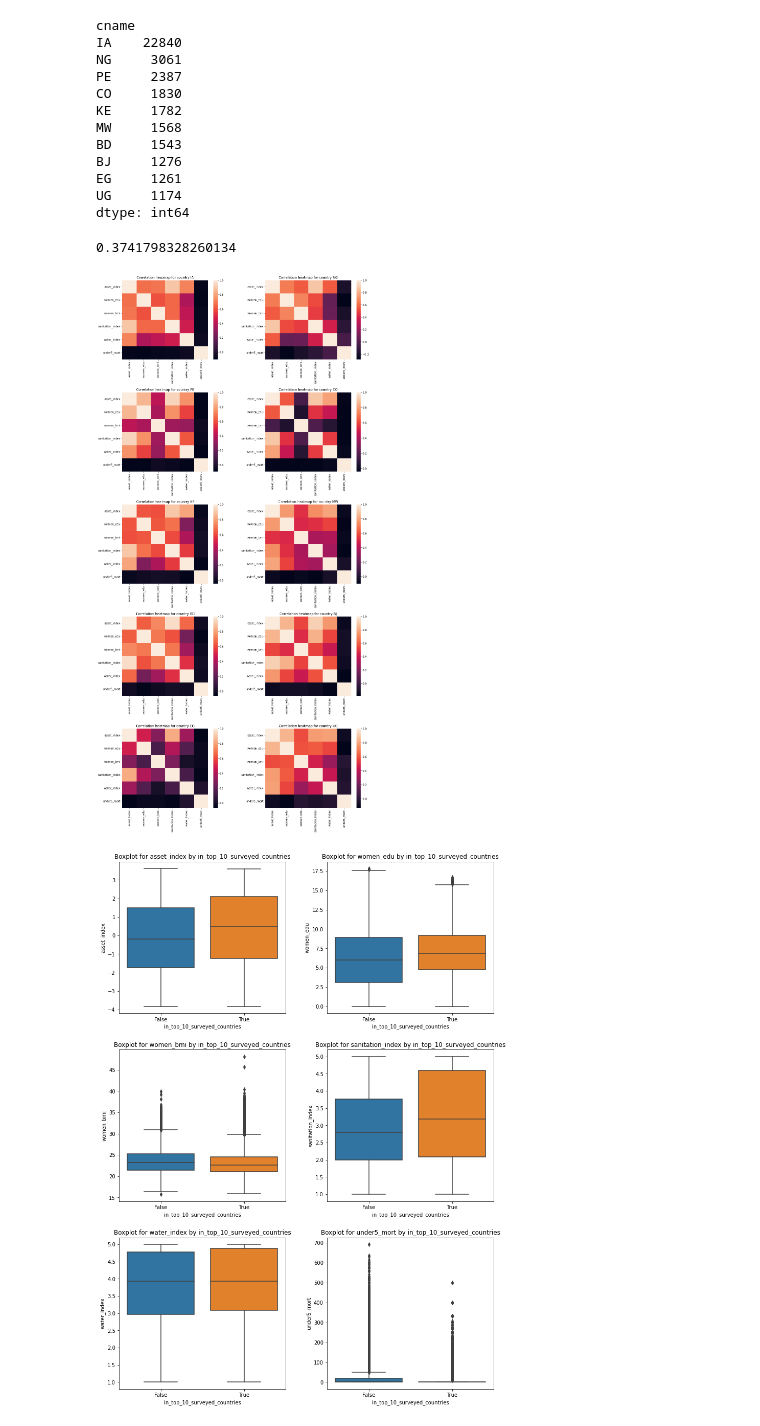
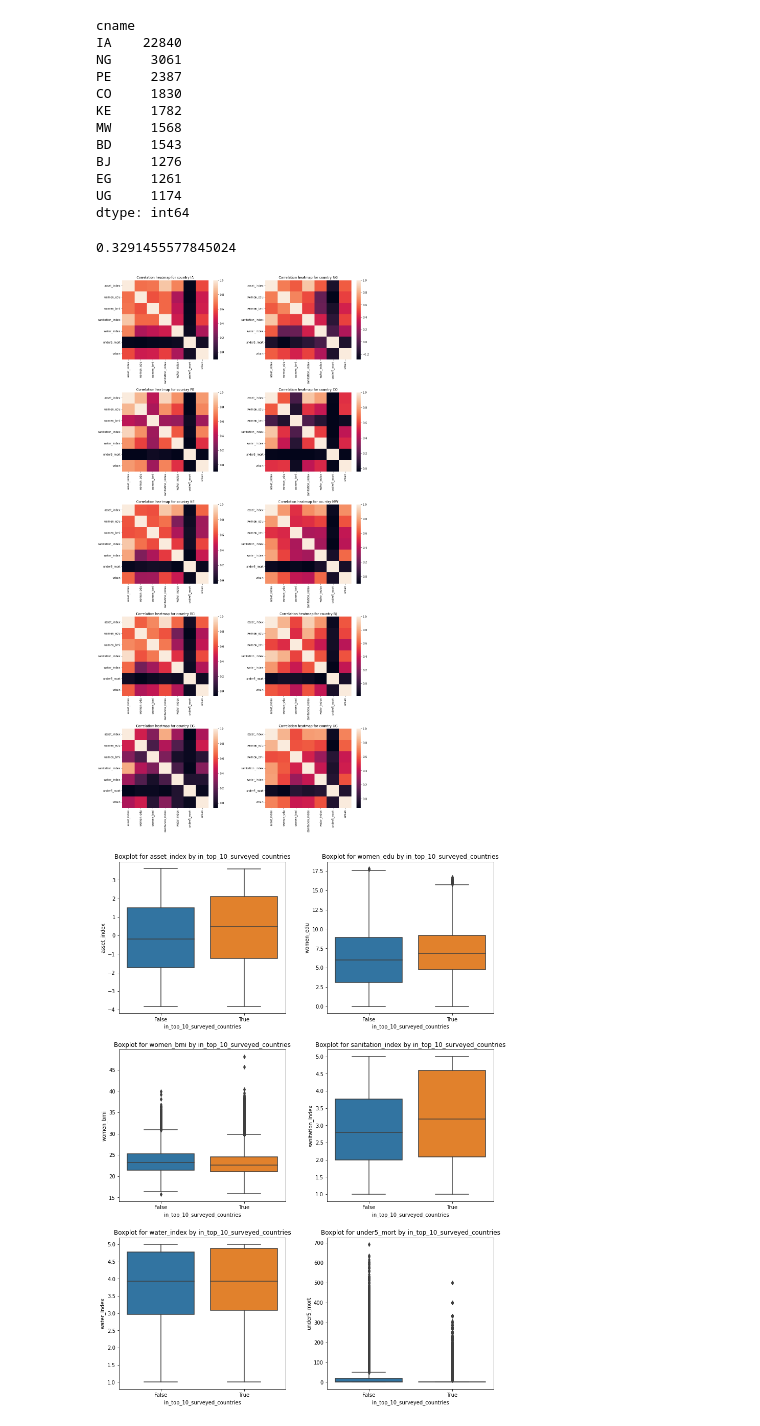
Before and after one commit to caravanuden/sdg-text, a Jupyter notebook: notebooks/eda.ipynb, the cells around one changed output. Saved outputs shown, nothing was run; the diff lists cells and outputs as text; code cells hidden in the pictures.

```diff
--- a/notebooks/eda.ipynb
+++ b/notebooks/eda.ipynb
@@ -56,9 +57,11 @@ import seaborn as sns
 ## Load data and enrich with geopandas
 # %%
 df = pd.read_csv('../data/dhs_final_labels.csv')
-metadata = ['cname', 'year', 'lat', 'lon']
+metadata = ['cname', 'year', 'lat', 'lon', 'urban']
 features = ['asset_index', 'women_edu', 'women_bmi', 'sanitation_index', 'water_index', 'under5_mort']
 df = df[metadata+features]
+df['urban'] = df['urban'] == 'U'
+df['urban'] = df['urban'].astype(int)
 
 df.head()
 # %% [output]
@@ -499,21 +565,21 @@ dtype: int64
 # %%
 np.sum(top_n_countries.reset_index()[0]) / gdf.shape[0]
 # %% [output]
-0.3741798328260134
+0.3291455577845024
 # %%
 top_n_countries = list(top_n_countries.reset_index()['cname'])
 # %%
 fig, axs = plt.subplots(5, 2, figsize=(16,30))
 plt.tight_layout(pad=10.0)
 axs = axs.flatten()
 
 for i, cname in enumerate(top_n_countries):
     ax = axs[i]
     ax.set_title(f'Correlation heatmap for country {cname}')
-    country_df = gdf[gdf.cname == cname][features].dropna()
+    country_df = gdf[gdf.cname == cname][features+['urban']].dropna()
     sns.heatmap(country_df.corr(), ax=ax)
 # %% [output]
-[figure, old version]
+[figure, new version]
 # %%
 gdf[f'in_top_{n}_surveyed_countries'] = gdf.cname.isin(top_n_countries)
 # %%
```
Also changed, not shown: parts of 17 cells of this notebook.
